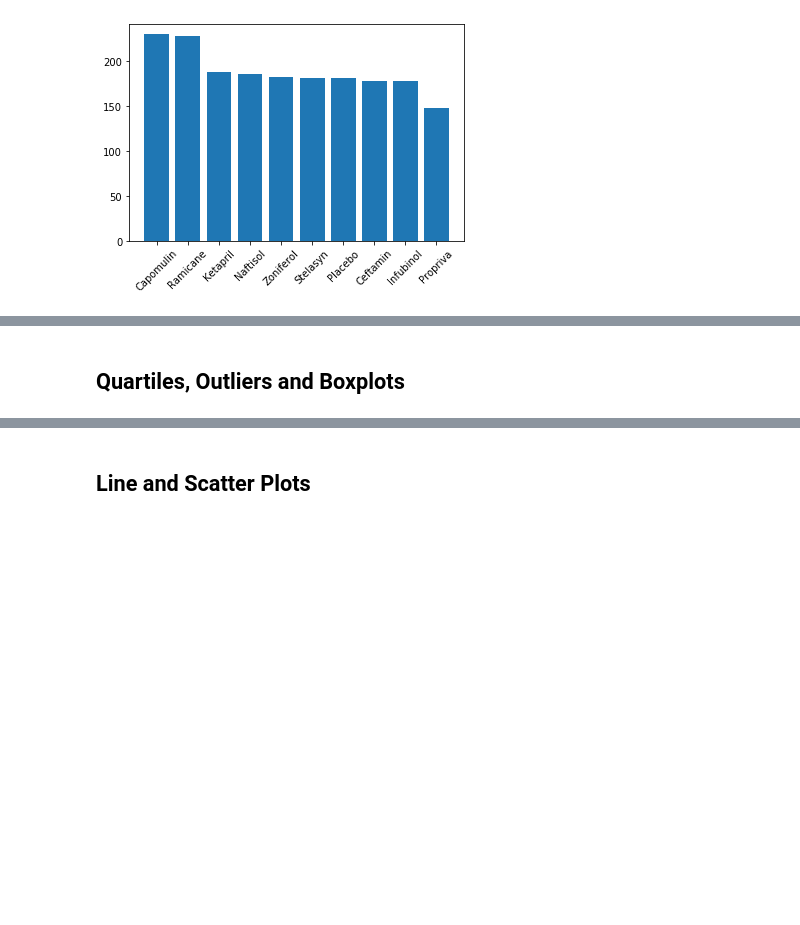
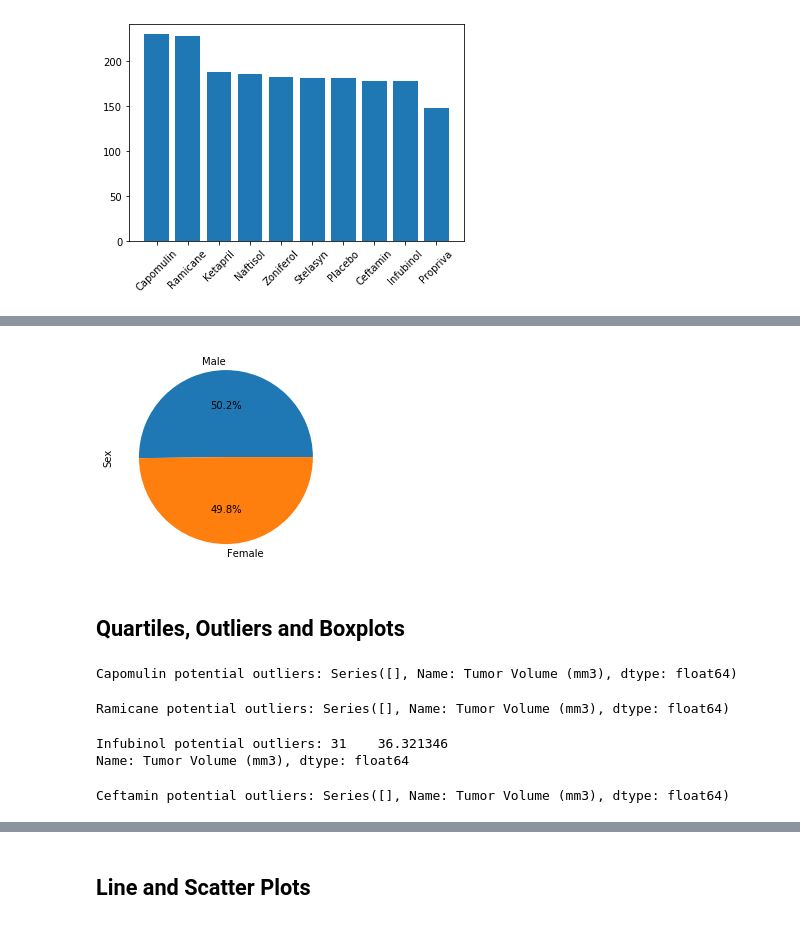
Before and after one commit to artie63/SMU_Homwwork-, a Jupyter notebook: Pymaceuticals2.ipynb, the cells around one changed output, grey strips where cells are left out. Drawn from its saved outputs; the diff is of its cells as text; code cells hidden in the pictures; blank space fills up the shorter version.

```diff
--- a/Pymaceuticals2.ipynb
+++ b/Pymaceuticals2.ipynb
@@ -150,10 +151,36 @@ plt.show()
 # %%
 # Generate a pie plot showing the distribution of female versus male mice using pyplot
+counts = mouse_metadata.Sex.value_counts()
+counts
+plt.pie(counts.values,labels=counts.index.values,autopct='%1.1f%%')
+plt.ylabel("Sex")
+plt.show()
+# %% [output]
+[figure, added]
 # %% [markdown]
 ## Quartiles, Outliers and Boxplots
 # %%
 # Calculate the final tumor volume of each mouse across four of the most promising treatment regimens. Calculate the IQR and quantitatively determine if there are any potential outliers.
 
 # Start by getting the last (greatest) timepoint for each mouse
+max_tumor = clean_study_data_complete.groupby(["Mouse ID"]).max()
+max_tumor = max_tumor.reset_index()
 
 # Merge this group df with the original dataframe to get the tumor volume at the last timepoint
+merged_data = max_tumor[['Mouse ID','Timepoint']].merge(clean_study_data_complete,on=['Mouse ID','Timepoint'],how="left")
+
+capomulin = merged_data.loc[merged_data["Drug Regimen"] == "Capomulin"]['Tumor Volume (mm3)']
+ramicane = merged_data.loc[merged_data["Drug Regimen"] == "Ramicane"]['Tumor Volume (mm3)']
+infubinol = merged_data.loc[merged_data["Drug Regimen"] == "Infubinol"]['Tumor Volume (mm3)']
+ceftamin = merged_data.loc[merged_data["Drug Regimen"] == "Ceftamin"]['Tumor Volume (mm3)']
+
+# Quantitatively determine capomulin outliers
+cap_quartiles = capomulin.quantile([.25,.5,.75])
+cap_lowerq = cap_quartiles[0.25]
+cap_upperq = cap_quartiles[0.75]
+cap_iqr = cap_upperq-cap_lowerq
+cap_lower_bound = cap_lowerq - (1.5*cap_iqr)
+cap_upper_bound = cap_upperq + (1.5*cap_iqr)
+print(f"Capomulin potential outliers: {capomulin.loc[(capomulin < cap_lower_bound) | (capomulin > cap_upper_bound)]}")
+# %% [output]
+Capomulin potential outliers: Series([], Name: Tumor Volume (mm3), dtype: float64)
@@ -166,2 +187,36 @@ plt.show()
+# %%
+# Quantitatively determine ramicane outliers
+ram_quartiles = ramicane.quantile([.25,.5,.75])
+ram_lowerq = ram_quartiles[0.25]
+ram_upperq = ram_quartiles[0.75]
+ram_iqr = ram_upperq-ram_lowerq
+ram_lower_bound = ram_lowerq - (1.5*ram_iqr)
+ram_upper_bound = ram_upperq + (1.5*ram_iqr)
+print(f"Ramicane potential outliers: {ramicane.loc[(ramicane < ram_lower_bound) | (ramicane > ram_upper_bound)]}")
+# %% [output]
+Ramicane potential outliers: Series([], Name: Tumor Volume (mm3), dtype: float64)
+# %%
+# Quantitatively determine infubinol outliers
+inf_quartiles = infubinol.quantile([.25,.5,.75])
+inf_lowerq = inf_quartiles[0.25]
+inf_upperq = inf_quartiles[0.75]
+inf_iqr = inf_upperq-inf_lowerq
+inf_lower_bound = inf_lowerq - (1.5*inf_iqr)
+inf_upper_bound = inf_upperq + (1.5*inf_iqr)
+print(f"Infubinol potential outliers: {infubinol.loc[(infubinol < inf_lower_bound) | (infubinol > inf_upper_bound)]}")
+# %% [output]
+Infubinol potential outliers: 31    36.321346
+Name: Tumor Volume (mm3), dtype: float64
+# %%
+# Quantitatively determine ceftamin outliers
+cef_quartiles = ceftamin.quantile([.25,.5,.75])
+cef_lowerq = cef_quartiles[0.25]
+cef_upperq = cef_quartiles[0.75]
+cef_iqr = cef_upperq-cef_lowerq
+cef_lower_bound = cef_lowerq - (1.5*cef_iqr)
+cef_upper_bound = cef_upperq + (1.5*cef_iqr)
+print(f"Ceftamin potential outliers: {ceftamin.loc[(ceftamin < cef_lower_bound) | (ceftamin > cef_upper_bound)]}")
+# %% [output]
+Ceftamin potential outliers: Series([], Name: Tumor Volume (mm3), dtype: float64)
 # %%
 # Generate a box plot of the final tumor volume of each mouse across four regimens of interest
```
Also changed, not shown: parts of 9 cells of this notebook.
